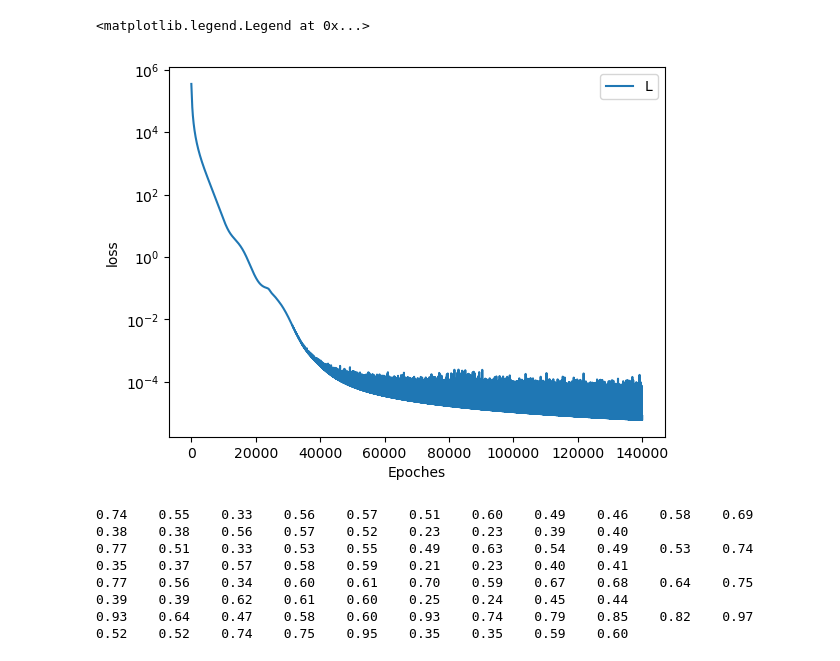
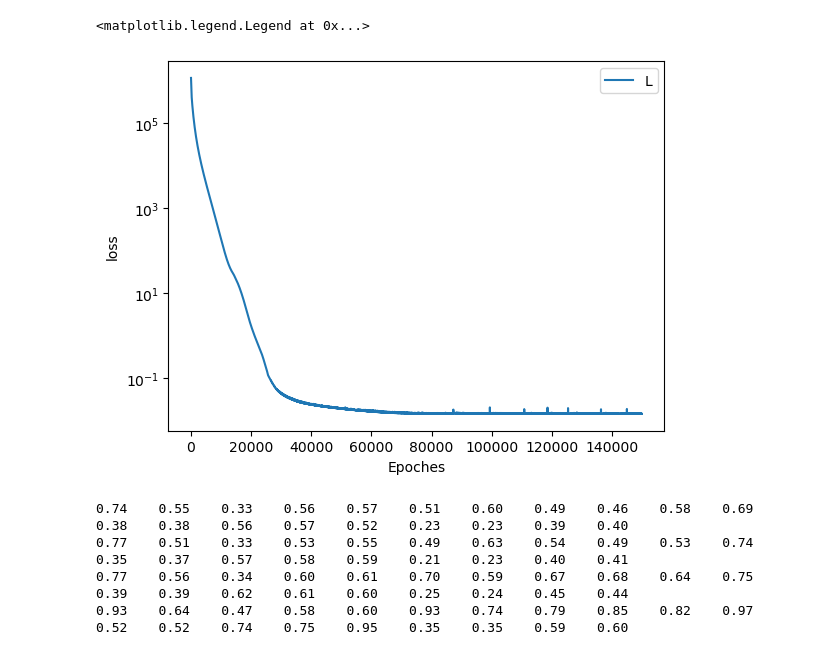
Before and after one commit to bizhili/Topology_Learning_Epis, a Jupyter notebook: readExperiment.ipynb, the cells around one changed output. Saved outputs shown, nothing was run; the diff lists cells and outputs as text; code cells hidden in the pictures.

```diff
--- a/readExperiment.ipynb
+++ b/readExperiment.ipynb
@@ -44,23 +44,30 @@ def continious_to_sparcity_cols(my_matrix, topRow= 8):
     return result_matrix
 # %%
 identicalf= 0.01
+
 node= 50
-strain= 4
 
-fileName= f"results/AA/AA_GEO_identical_{11}_{strain}_0_8_50_{identicalf*1000}_140000.npz"
+strain= 1
+
+#AA_RGG_identical_12_2_-1_0_100_10.0_150000
+#AA_ER_identical_13_4_-1_0_100_10.0_150000
+#AA_WS_identical_11_1_-1_0_100_10.0_150000
+#AA_WS_identical_11_4_-1_0_100_10.0_150000
+
+fileName= f"results/AA/AA_WS_identical_{11}_{strain}_-1_0_100_{identicalf*1000}_150000.npz"
 IMatrix= torch.eye(node, device= "cpu")
 npzfile = np.load(fileName)
 loss= npzfile['loss']
 taus= npzfile["taus"]
 
 plt.plot(loss)
 plt.yscale("log")
 plt.xlabel("Epoches")
 plt.ylabel("loss")
 plt.legend("Loss")
 # %% [output]
 <matplotlib.legend.Legend at 0x...>
-[figure, old version]
+[figure, new version]
 # %%
 
 identicalf= 0.01
```
Also changed, not shown: parts of 2 cells of this notebook, 2 other files.
